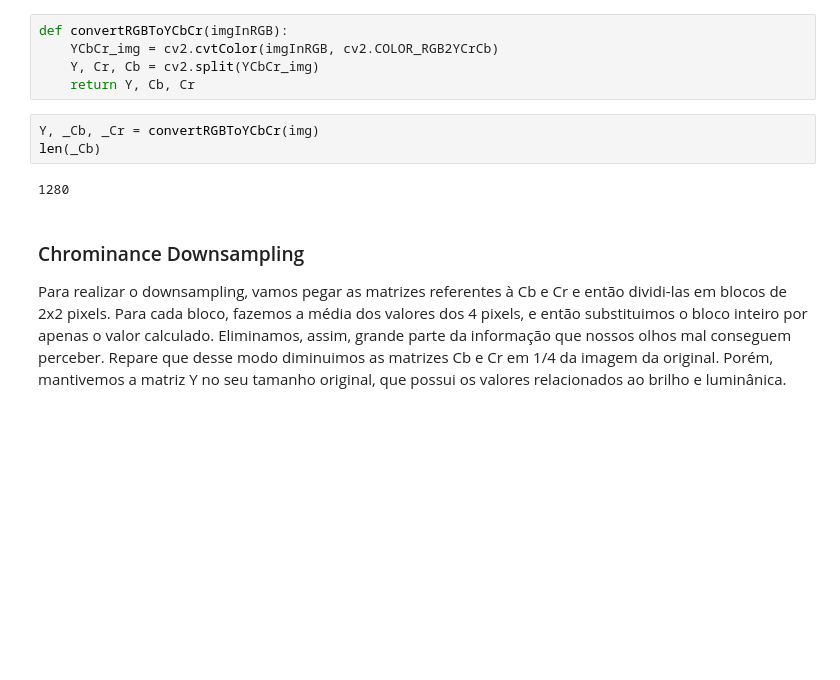
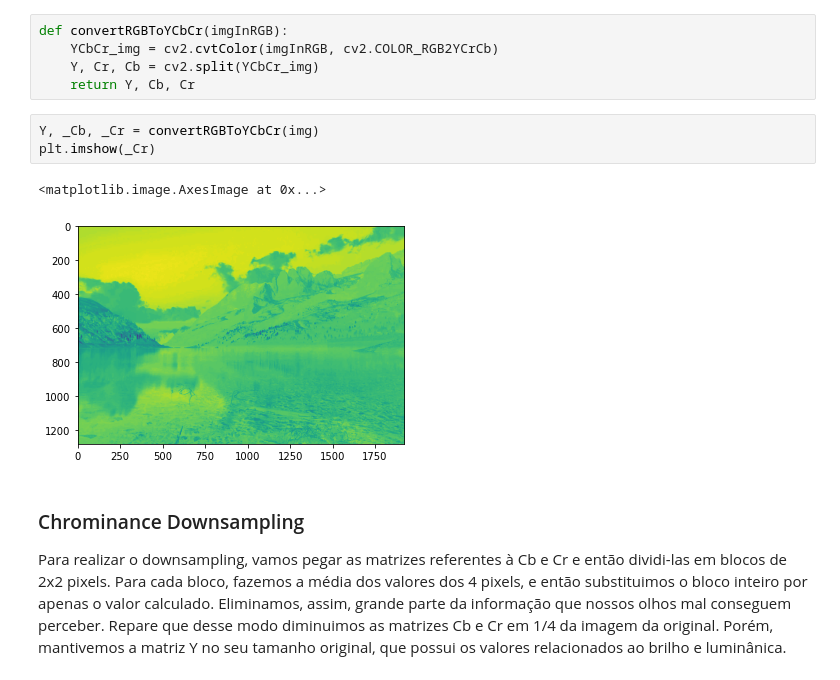
Before and after one commit to luiz-couto/image-compressor, a Jupyter notebook: img-compressor.ipynb, the cells around one changed output. Drawn from its saved outputs; the diff is of its cells as text; blank space fills up the shorter version.

```diff
--- a/img-compressor.ipynb
+++ b/img-compressor.ipynb
@@ -44,9 +44,10 @@ def convertRGBToYCbCr(imgInRGB):
     return Y, Cb, Cr
 # %%
 Y, _Cb, _Cr = convertRGBToYCbCr(img)
-len(_Cb)
+plt.imshow(_Cr)
 # %% [output]
-1280
+<matplotlib.image.AxesImage at 0x...>
+[figure, added]
 # %% [markdown]
 ### Chrominance Downsampling
 Para realizar o downsampling, vamos pegar as matrizes referentes à Cb e Cr e então dividi-las em blocos de 2x2 pixels. Para cada bloco, fazemos a média dos valores dos 4 pixels, e então substituimos o bloco inteiro por apenas o valor calculado. Eliminamos, assim, grande parte da informação que nossos olhos mal conseguem perceber. Repare que desse modo diminuimos as matrizes Cb e Cr em 1/4 da imagem da original. Porém, mantivemos a matriz Y no seu tamanho original, que possui os valores relacionados ao brilho e luminânica.
```
Also changed, not shown: parts of 3 cells of this notebook.
